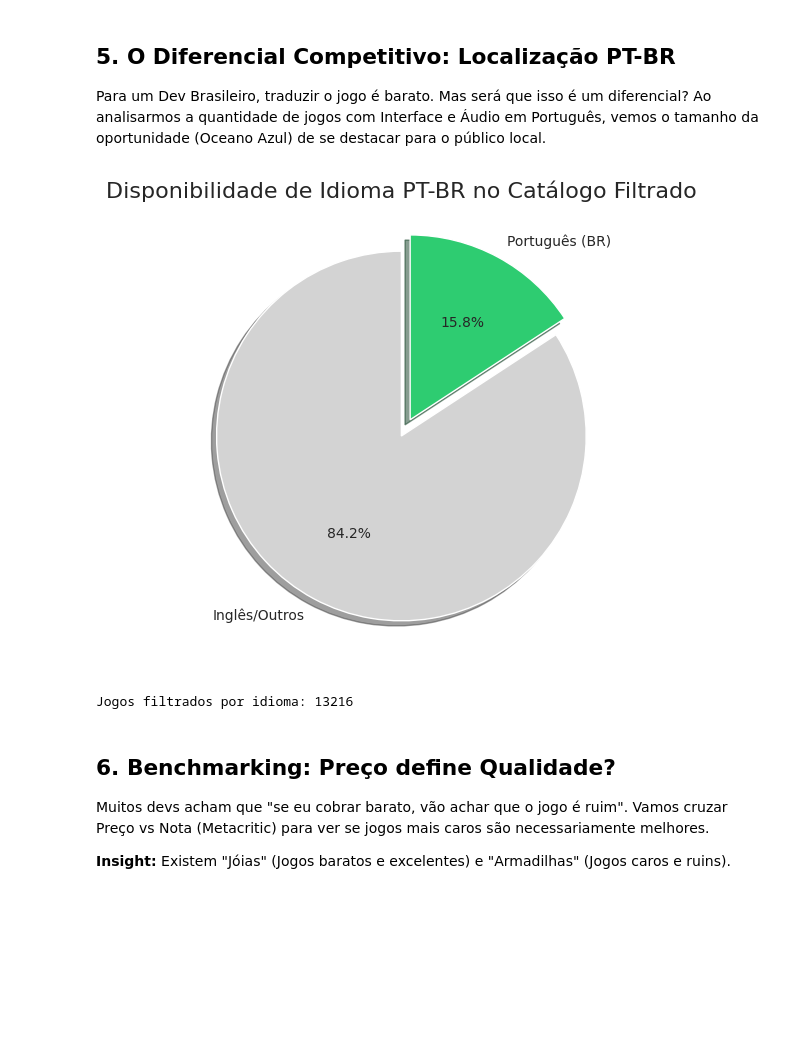
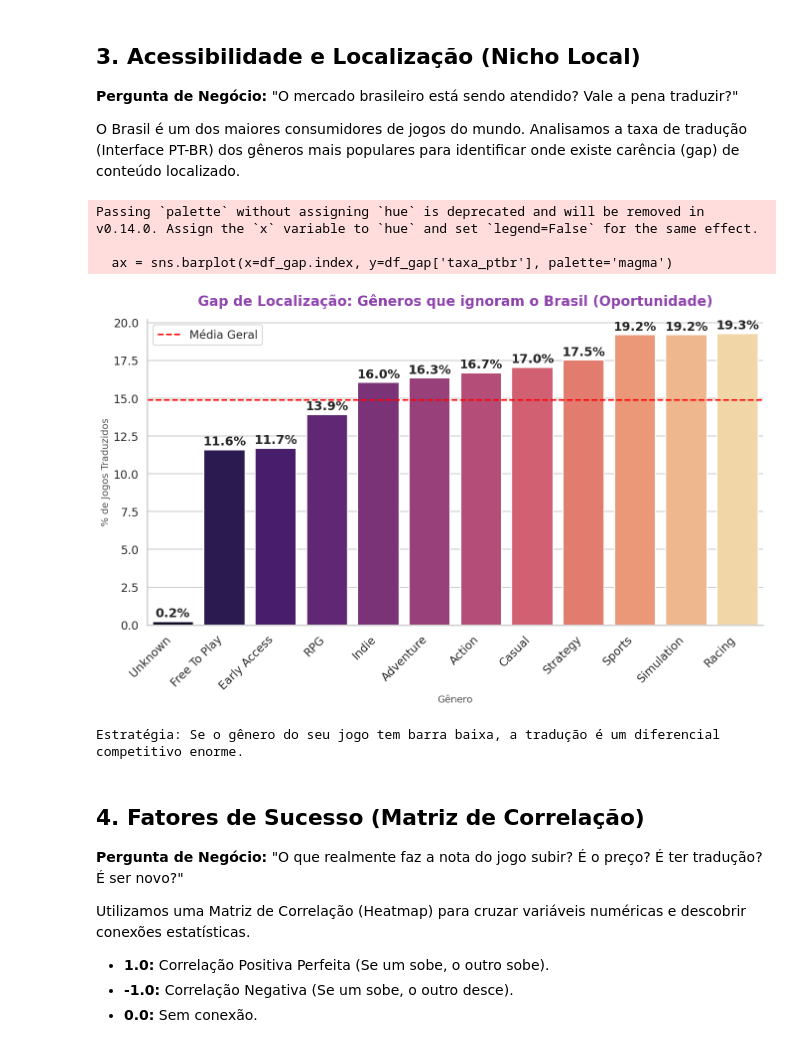
Before and after one commit to Raphides/Steam-BI, a Jupyter notebook: data_layer/silver/analytics.ipynb, the cells around one changed output. Drawn from its saved outputs; the diff is of its cells as text; code cells hidden in the pictures; blank space fills up the shorter version.

```diff
--- a/data_layer/silver/analytics.ipynb
+++ b/data_layer/silver/analytics.ipynb
@@ -63,5 +120,5 @@ Vamos analisar como o mercado se divide para encontrar a faixa de preço ideal (
 # %%
-plt.figure(figsize=(12, 7))
+plt.figure(figsize=(14, 7))
 
 ordem_tiers = [
     'Gratuito',
@@ -71,14 +128,18 @@ ordem_tiers = [
     'AAA / Lançamento (+$59)'
 ]
 
-ax = sns.countplot(data=df, x='price_tier', order=ordem_tiers, palette='Spectral_r')
+ax = sns.countplot(data=df, y='price_tier', order=ordem_tiers, palette='viridis')
 
-plt.title("Distribuição de Preços: O Oceano dos Jogos Baratos", fontsize=18, fontweight='bold')
-plt.xlabel("Faixa de Preço", fontsize=14)
-plt.ylabel("Quantidade de Jogos", fontsize=14)
+plt.title("Distribuição de Preços: Onde a maioria se posiciona?", fontsize=20, color='#2c3e50')
+plt.xlabel("Quantidade de Jogos", fontsize=14)
+plt.ylabel("Tier de Preço", fontsize=14)
+plt.grid(axis='x', linestyle='--', alpha=0.3) # Grid agora é no eixo X
 
 for container in ax.containers:
-    ax.bar_label(container, fmt='%d', padding=3, fontsize=11, fontweight='bold')
+    ax.bar_label(container, fmt='%d', padding=5, fontsize=12, fontweight='bold')
 
+sns.despine(bottom=True)
 plt.show()
+
+print("Recomendação: Fugir do 'Budget' (<$10) pode ser uma estratégia para evitar a percepção de jogo de baixa qualidade.")
 # %% [output]
@@ -121,36 +151,48 @@ A coluna 'Required Age' da Silver NÃO É CONFIÁVEL sozinha.
 # %% [markdown]
-## 5. O Diferencial Competitivo: Localização PT-BR
-Para um Dev Brasileiro, traduzir o jogo é barato. Mas será que isso é um diferencial?
-Ao analisarmos a quantidade de jogos com Interface e Áudio em Português, vemos o tamanho da oportunidade (Oceano Azul) de se destacar para o público local.
+## 3. Acessibilidade e Localização (Nicho Local)
+**Pergunta de Negócio:** "O mercado brasileiro está sendo atendido? Vale a pena traduzir?"
+
+O Brasil é um dos maiores consumidores de jogos do mundo. Analisamos a taxa de tradução (Interface PT-BR) dos gêneros mais populares para identificar onde existe carência (gap) de conteúdo localizado.
 # %%
-tem_interface = df['has_ptbr_interface'].value_counts().sort_index()
-tem_audio = df['has_ptbr_audio'].value_counts().sort_index()
+genre_ptbr = df_exploded.groupby('genres').agg(
+    total=('app_id', 'count'),
+    qtd_ptbr=('has_ptbr_interface', 'sum')
+)
+genre_ptbr['taxa_ptbr'] = (genre_ptbr['qtd_ptbr'] / genre_ptbr['total']) * 100
 
-fig, axes = plt.subplots(1, 2, figsize=(18, 9))
+top_genres = metrics.sort_values('total', ascending=False).head(12)['genres']
+df_gap = genre_ptbr.loc[top_genres].sort_values('taxa_ptbr', ascending=True)
 
-cores = ['#B0BEC5', '#4CAF50']
+plt.figure(figsize=(16, 8))
+ax = sns.barplot(x=df_gap.index, y=df_gap['taxa_ptbr'], palette='magma')
 
-axes[0].pie(tem_interface, labels=['Sem PT-BR', 'Com PT-BR'], colors=cores,
-            autopct='%1.1f%%', startangle=45, explode=(0, 0.1), shadow=True,
-            textprops={'fontsize': 14, 'fontweight': 'bold'})
-axes[0].set_title('Interface/Legendas em Português', fontsize=18)
+plt.title("Gap de Localização: Gêneros que ignoram o Brasil (Oportunidade)", fontsize=20, color='#8e44ad')
+plt.ylabel("% de Jogos Traduzidos", fontsize=14)
+plt.xlabel("Gênero", fontsize=14)
+plt.axhline(df_gap['taxa_ptbr'].mean(), color='red', linestyle='--', label='Média Geral')
+plt.legend()
 
-axes[1].pie(tem_audio, labels=['Sem PT-BR', 'Com PT-BR'], colors=cores,
-            autopct='%1.1f%%', startangle=45, explode=(0, 0.1), shadow=True,
-            textprops={'fontsize': 14, 'fontweight': 'bold'})
-axes[1].set_title('Dublagem (Áudio) em Português', fontsize=18)
+plt.xticks(rotation=45, ha='right')
 
+for container in ax.containers:
+    ax.bar_label(container, fmt='%.1f%%', padding=3, fontweight='bold')
+
+sns.despine()
 plt.show()
 
-print(f"Conclusão: Apenas {tem_interface.get(True, 0)} jogos possuem interface em PT-BR.")
-print("Traduzir o jogo coloca você automaticamente no Top 15% de acessibilidade para brasileiros.")
+print("Estratégia: Se o gênero do seu jogo tem barra baixa, a tradução é um diferencial competitivo enorme.")
 # %% [output]
+Passing `palette` without assigning `hue` is deprecated and will be removed in v0.14.0. Assign the `x` variable to `hue` and set `legend=False` for the same effect.
+
+  ax = sns.barplot(x=df_gap.index, y=df_gap['taxa_ptbr'], palette='magma')
-[figure, old version]
+[figure, new version]
-Jogos filtrados por idioma: 13216
+Estratégia: Se o gênero do seu jogo tem barra baixa, a tradução é um diferencial competitivo enorme.
 # %% [markdown]
-## 6. Benchmarking: Preço define Qualidade?
-Muitos devs acham que "se eu cobrar barato, vão achar que o jogo é ruim".
-Vamos cruzar Preço vs Nota (Metacritic) para ver se jogos mais caros são necessariamente melhores.
+## 4. Fatores de Sucesso (Matriz de Correlação)
+**Pergunta de Negócio:** "O que realmente faz a nota do jogo subir? É o preço? É ter tradução? É ser novo?"
 
-**Insight:** Existem "Jóias" (Jogos baratos e excelentes) e "Armadilhas" (Jogos caros e ruins).
+Utilizamos uma Matriz de Correlação (Heatmap) para cruzar variáveis numéricas e descobrir conexões estatísticas.
+* **1.0:** Correlação Positiva Perfeita (Se um sobe, o outro sobe).
+* **-1.0:** Correlação Negativa (Se um sobe, o outro desce).
+* **0.0:** Sem conexão.
 # %%
```
Also changed, not shown: parts of 13 cells of this notebook.
